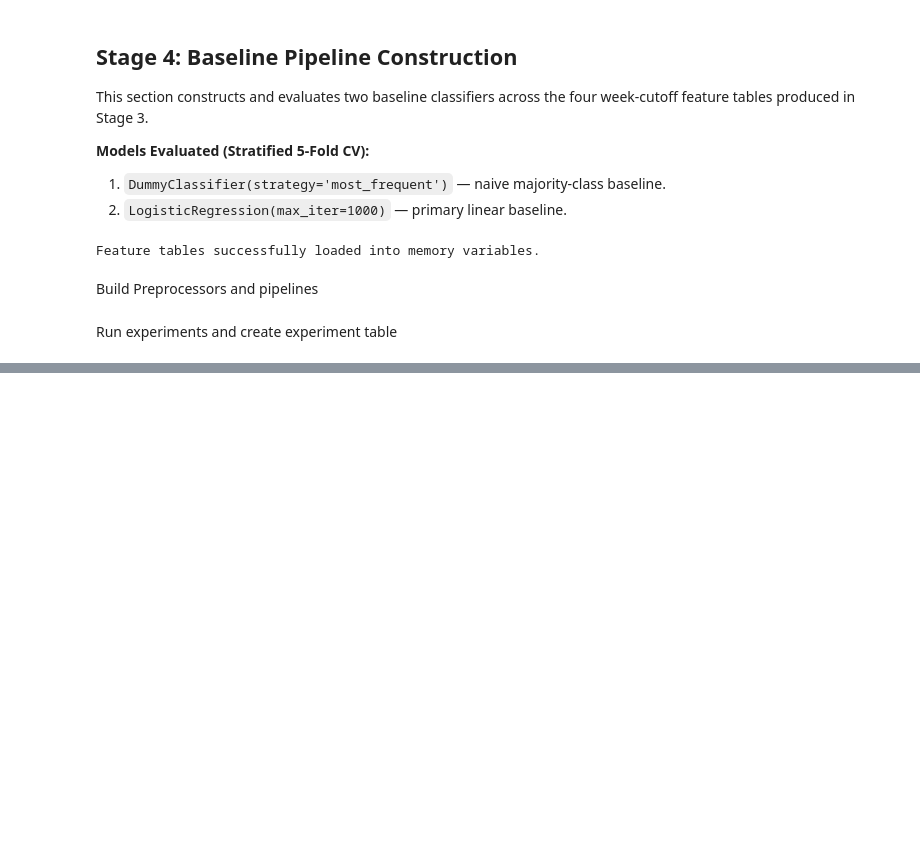
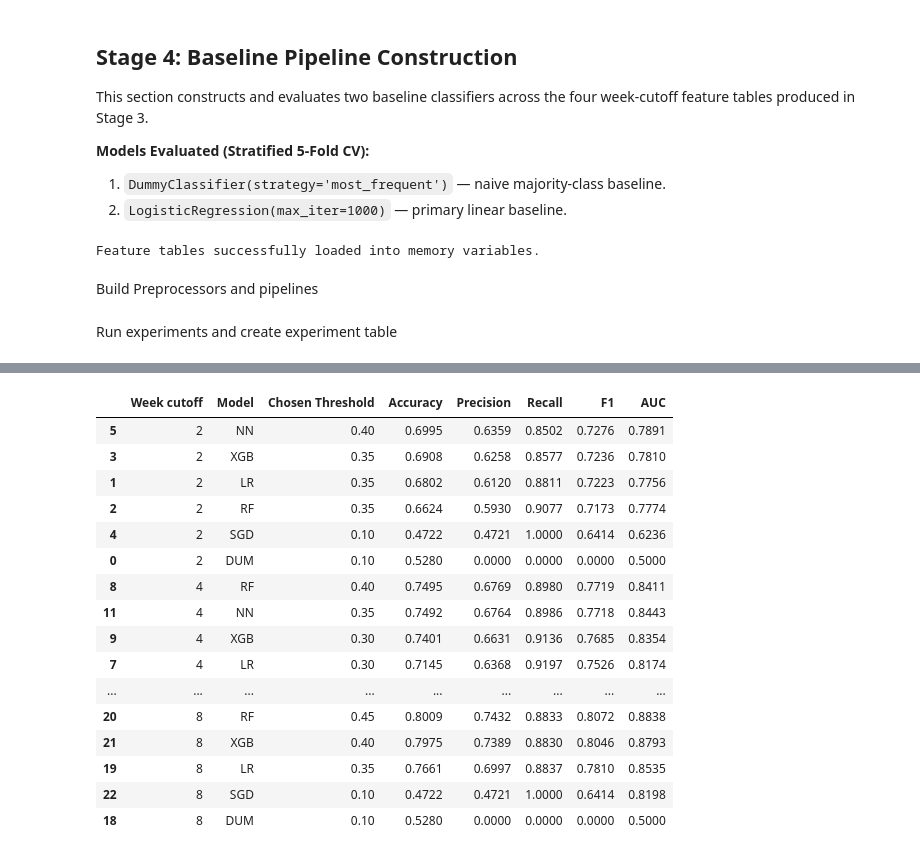
Before and after one commit to alsfine/Group-1-ML-Project-2026, a Jupyter notebook: project.ipynb, the cells around one changed output, grey strips where cells are left out. Cells and saved outputs as stored; diff of their text form; code cells hidden in the pictures; blank space fills up the shorter version.

```diff
--- a/project.ipynb
+++ b/project.ipynb
@@ -1932,0 +1943,66 @@ display(all_experiments_df[display_cols].sort_values(by=["Week cutoff", "AUC (me
+# %%
+stage6_results = []
+threshold_sweep_results = []
+trained_stage6_models = {}
+
+print("\n" + "=" * 72)
+print("  STAGE 6 — MODEL EVALUATION AND THRESHOLDING")
+print("=" * 72)
+
+for week in WEEK_CUTOFFS:
+    print(f"\n── Evaluating week {week} dataset ──")
+
+    df_week = feature_tables[week]
+    X, y, nominal_cols, ordinal_cols, num_cols = load_and_clean(df_week, week)
+
+    X_train, X_test, y_train, y_test = train_test_split(
+        X,
+        y,
+        test_size=0.20,
+        stratify=y,
+        random_state=RANDOM_SEED
+    )
+
+    candidate_models = build_stage6_candidate_models(nominal_cols, ordinal_cols, num_cols)
+    trained_stage6_models[week] = {}
+
+    for model_tag, model in candidate_models.items():
+        print(f"\n  ▸ Training and evaluating {model_tag} for week {week}")
+
+        model.fit(X_train, y_train)
+        trained_stage6_models[week][model_tag] = model
+
+        y_scores = get_prediction_scores(model, X_test)
+
+        sweep_df = threshold_sweep(y_test, y_scores)
+        sweep_df["Week cutoff"] = week
+        sweep_df["Model"] = model_tag
+
+        threshold_sweep_results.append(sweep_df)
+
+        best_row = sweep_df.loc[sweep_df["F1"].idxmax()]
+        best_threshold = best_row["Threshold"]
+
+        y_pred_best = (y_scores >= best_threshold).astype(int)
+
+        result_row = {
+            "Week cutoff": week,
+            "Model": model_tag,
+            "Chosen Threshold": best_threshold,
+            "Accuracy": round(accuracy_score(y_test, y_pred_best), 4),
+            "Precision": round(precision_score(y_test, y_pred_best, zero_division=0), 4),
+            "Recall": round(recall_score(y_test, y_pred_best, zero_division=0), 4),
+            "F1": round(f1_score(y_test, y_pred_best, zero_division=0), 4),
+            "AUC": round(roc_auc_score(y_test, y_scores), 4)
+        }
+
+        stage6_results.append(result_row)
+
+        print(f"    Best threshold: {best_threshold:.2f}")
+        print(f"    F1: {result_row['F1']:.4f} | AUC: {result_row['AUC']:.4f}")
+
+stage6_results_df = pd.DataFrame(stage6_results)
+threshold_sweep_df = pd.concat(threshold_sweep_results, ignore_index=True)
+
+display(stage6_results_df.sort_values(["Week cutoff", "F1"], ascending=[True, False]))
+# %% [output]
@@ -1932,0 +2026,17 @@ display(all_experiments_df[display_cols].sort_values(by=["Week cutoff", "AUC (me
+|  | Week cutoff | Model | Chosen Threshold | Accuracy | Precision | Recall | F1 | AUC |
+| 5 | 2 | NN | 0.40 | 0.6995 | 0.6359 | 0.8502 | 0.7276 | 0.7891 |
+| 3 | 2 | XGB | 0.35 | 0.6908 | 0.6258 | 0.8577 | 0.7236 | 0.7810 |
+| 1 | 2 | LR | 0.35 | 0.6802 | 0.6120 | 0.8811 | 0.7223 | 0.7756 |
+| 2 | 2 | RF | 0.35 | 0.6624 | 0.5930 | 0.9077 | 0.7173 | 0.7774 |
+| 4 | 2 | SGD | 0.10 | 0.4722 | 0.4721 | 1.0000 | 0.6414 | 0.6236 |
+| 0 | 2 | DUM | 0.10 | 0.5280 | 0.0000 | 0.0000 | 0.0000 | 0.5000 |
+| 8 | 4 | RF | 0.40 | 0.7495 | 0.6769 | 0.8980 | 0.7719 | 0.8411 |
+| 11 | 4 | NN | 0.35 | 0.7492 | 0.6764 | 0.8986 | 0.7718 | 0.8443 |
+| 9 | 4 | XGB | 0.30 | 0.7401 | 0.6631 | 0.9136 | 0.7685 | 0.8354 |
+| 7 | 4 | LR | 0.30 | 0.7145 | 0.6368 | 0.9197 | 0.7526 | 0.8174 |
+| ... | ... | ... | ... | ... | ... | ... | ... | ... |
+| 20 | 8 | RF | 0.45 | 0.8009 | 0.7432 | 0.8833 | 0.8072 | 0.8838 |
+| 21 | 8 | XGB | 0.40 | 0.7975 | 0.7389 | 0.8830 | 0.8046 | 0.8793 |
+| 19 | 8 | LR | 0.35 | 0.7661 | 0.6997 | 0.8837 | 0.7810 | 0.8535 |
+| 22 | 8 | SGD | 0.10 | 0.4722 | 0.4721 | 1.0000 | 0.6414 | 0.8198 |
+| 18 | 8 | DUM | 0.10 | 0.5280 | 0.0000 | 0.0000 | 0.0000 | 0.5000 |
```
Also changed, not shown: parts of 33 cells of this notebook.
